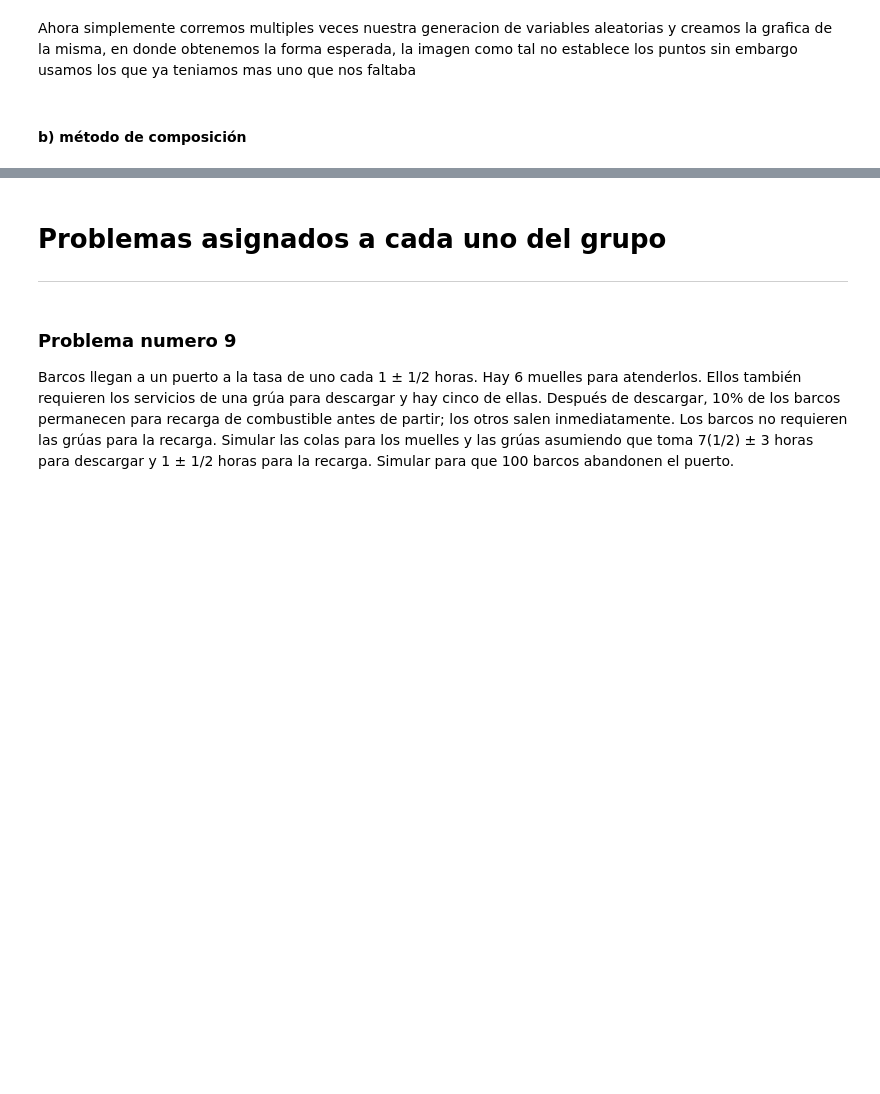
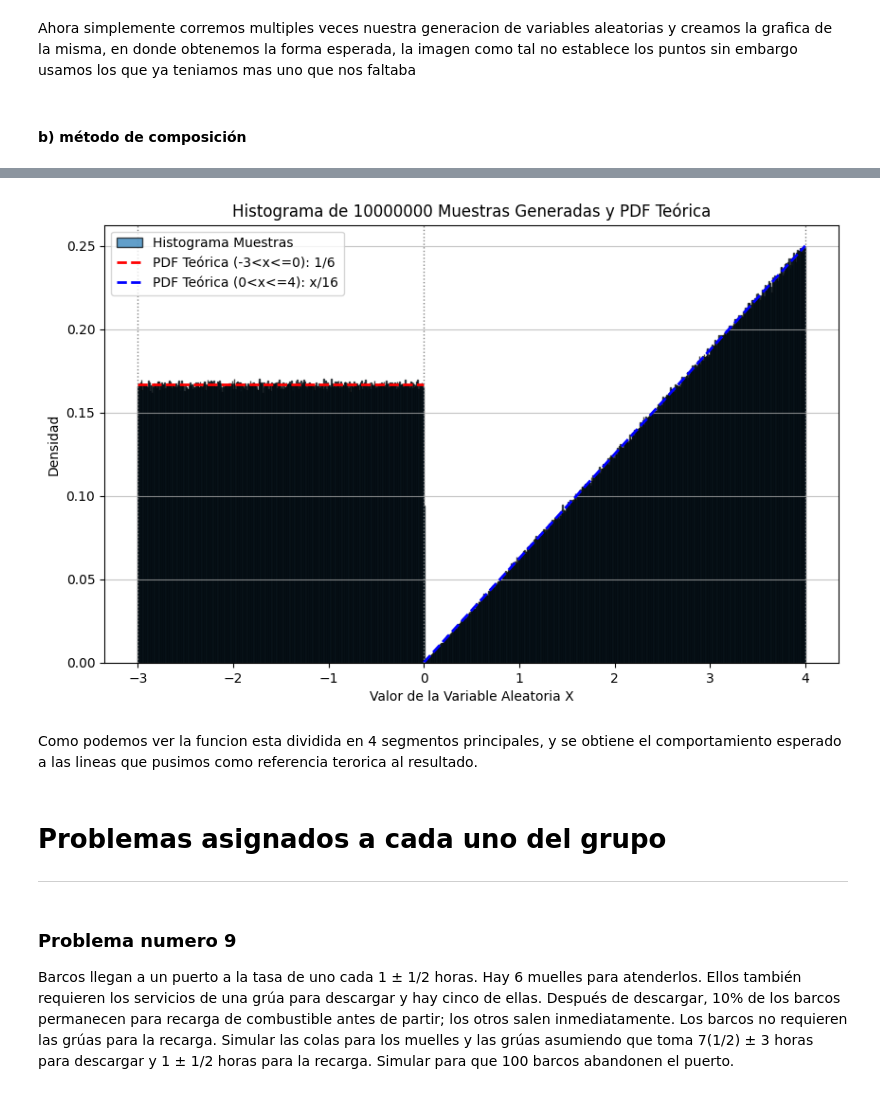
Before and after one commit to JaredMijailRE/simulador-por-eventos, a Jupyter notebook: taller.ipynb, the cells around one changed output, grey strips where cells are left out. Saved outputs shown, nothing was run; the diff lists cells and outputs as text; code cells hidden in the pictures; blank space fills up the shorter version.

```diff
--- a/taller.ipynb
+++ b/taller.ipynb
@@ -308,3 +339,66 @@ Ahora simplemente corremos multiples veces nuestra generacion de variables aleat
+# %%
+import random
+import math
+import matplotlib.pyplot as plt
+from numba import njit
+
+
+@njit
+def generador_variable_aleatoria_continua():
+    u = random.uniform(0, 1)
+    x = 0
+    if 0 < u <= 0.5:
+        x = 6 * u - 3
+    elif 0.5 < u <= 1:
+        x = math.sqrt(32 * (u - 0.5))
+
+    if u == 0:
+        x = -3
+    elif u == 1:
+        x = 4
+
+    return x
+
+if __name__ == "__main__":
+    num_muestras = 10000000
+    muestras_generadas = [generador_variable_aleatoria_continua() for _ in range(num_muestras)]
+
+    plt.figure(figsize=(10, 6))
+    plt.hist(muestras_generadas, bins=1000, density=True, edgecolor='black', alpha=0.7, label='Histograma Muestras')
+    plt.title(f'Histograma de {num_muestras} Muestras Generadas y PDF Teórica')
+    plt.xlabel('Valor de la Variable Aleatoria X')
+    plt.ylabel('Densidad')
+    plt.grid(axis='y', alpha=0.75)
+
+    segmento1_x = [-3, 0]
+    segmento1_y = [1/6, 1/6]
+
+    segmento2_x_vals = []
+    current_x = 0.001
+    while current_x <= 4:
+        segmento2_x_vals.append(current_x)
+        current_x += 0.01
+    if not segmento2_x_vals or segmento2_x_vals[-1] < 4:
+         segmento2_x_vals.append(4)
+
+    segmento2_y_vals = [x_val/16 for x_val in segmento2_x_vals]
+
+    plt.plot(segmento1_x, segmento1_y, color='red', linestyle='--', linewidth=2, label='PDF Teórica (-3<x<=0): 1/6')
+
+    # Adjusting plot for the second segment to connect to the y-axis at x=0 from the right
+    if segmento2_x_vals:
+      plt.plot([0] + segmento2_x_vals, [0/16] + segmento2_y_vals, color='blue', linestyle='--', linewidth=2, label='PDF Teórica (0<x<=4): x/16')
+
+    plt.axvline(x=-3, color='gray', linestyle=':', linewidth=1)
+    plt.axvline(x=0, color='gray', linestyle=':', linewidth=1)
+    plt.axvline(x=4, color='gray', linestyle=':', linewidth=1)
+
+    plt.legend()
+    plt.show()
+# %% [output]
+[figure, added]
+# %% [markdown]
+Como podemos ver la funcion esta dividida en 4 segmentos principales, y se obtiene el comportamiento esperado a las lineas que pusimos como referencia terorica al resultado.
 # %% [markdown]
 # Problemas asignados a cada uno del grupo
 
```
Also changed, not shown: parts of 1 cell of this notebook, 1 other file.
